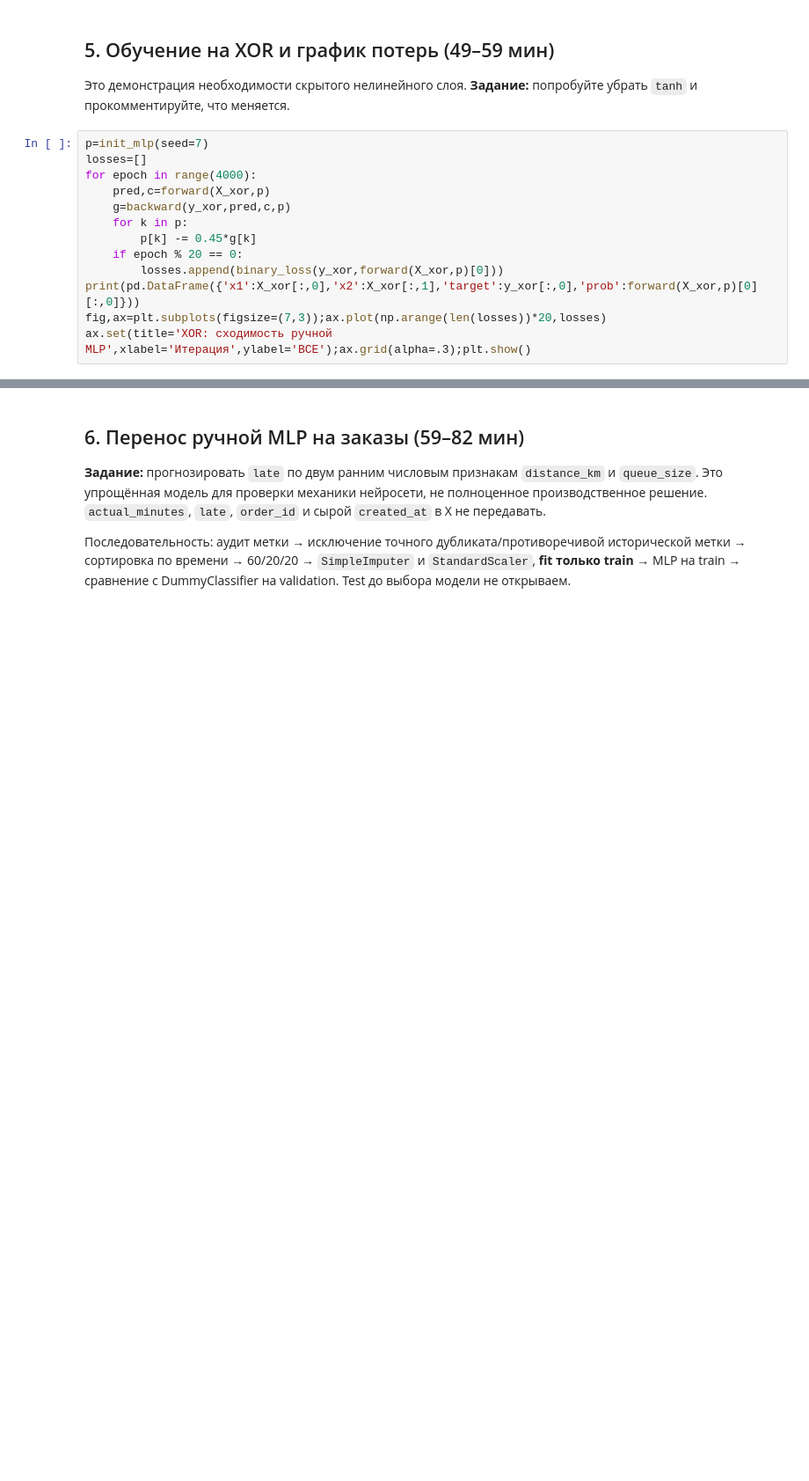
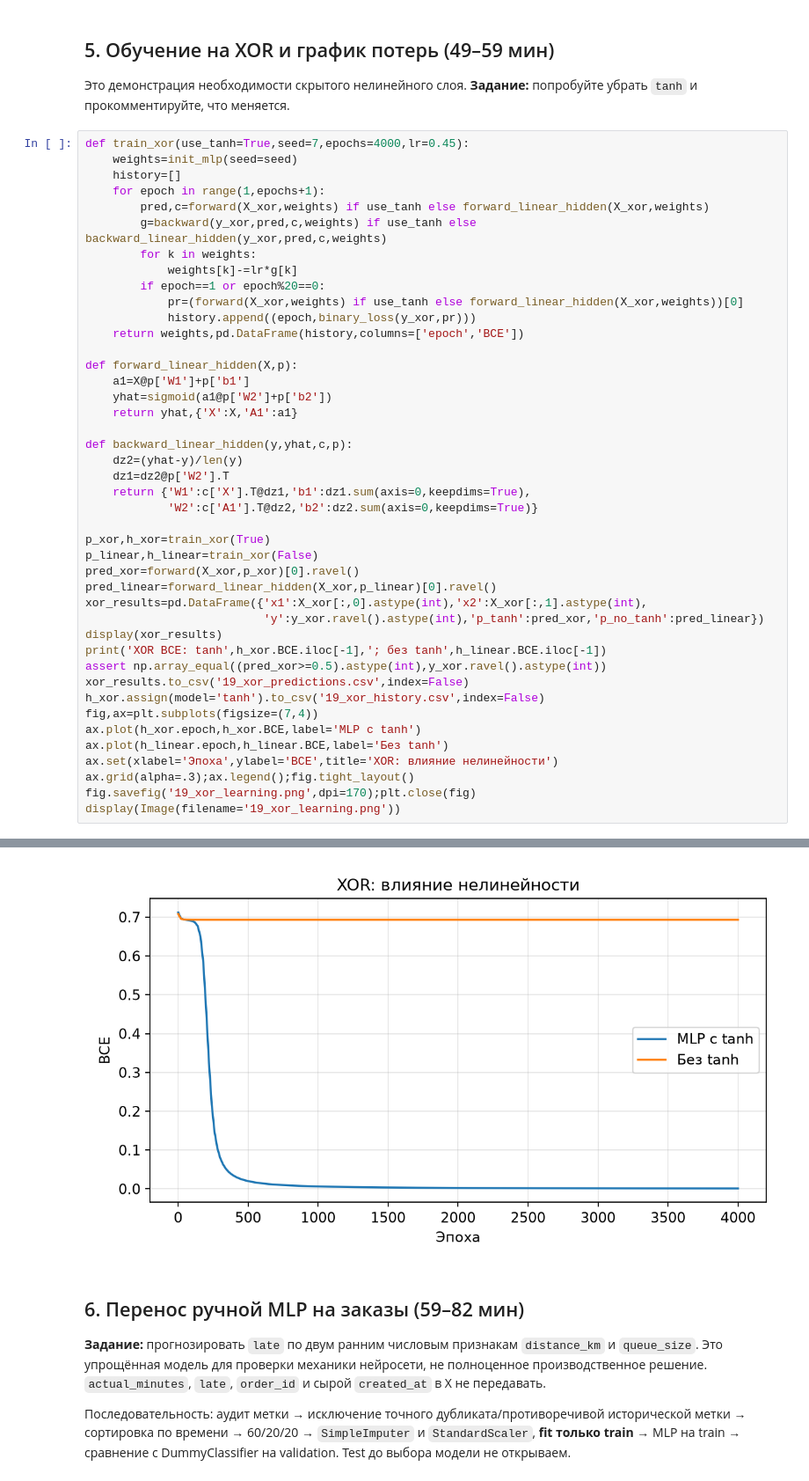
Before and after one commit to Vladislav-Evg-Sid/utmn-master-degree, a Jupyter notebook: tii/lb19/19_student.ipynb, the cells around one changed output, grey strips where cells are left out. Shown at 88% size. Drawn from its saved outputs; the diff is of its cells as text; blank space fills up the shorter version.

```diff
--- a/tii/lb19/19_student.ipynb
+++ b/tii/lb19/19_student.ipynb
@@ -103,15 +137,46 @@ assert (res.relative_diff < 1e-5).all(), 'Градиенты не совпали
 ## 5. Обучение на XOR и график потерь (49–59 мин)
 Это демонстрация необходимости скрытого нелинейного слоя. **Задание:** попробуйте убрать `tanh` и прокомментируйте, что меняется.
 # %%
-p=init_mlp(seed=7)
-losses=[]
-for epoch in range(4000):
-    pred,c=forward(X_xor,p)
-    g=backward(y_xor,pred,c,p)
-    for k in p:
-        p[k] -= 0.45*g[k]
-    if epoch % 20 == 0:
-        losses.append(binary_loss(y_xor,forward(X_xor,p)[0]))
-print(pd.DataFrame({'x1':X_xor[:,0],'x2':X_xor[:,1],'target':y_xor[:,0],'prob':forward(X_xor,p)[0][:,0]}))
-fig,ax=plt.subplots(figsize=(7,3));ax.plot(np.arange(len(losses))*20,losses)
-ax.set(title='XOR: сходимость ручной MLP',xlabel='Итерация',ylabel='BCE');ax.grid(alpha=.3);plt.show()
+def train_xor(use_tanh=True,seed=7,epochs=4000,lr=0.45):
+    weights=init_mlp(seed=seed)
+    history=[]
+    for epoch in range(1,epochs+1):
+        pred,c=forward(X_xor,weights) if use_tanh else forward_linear_hidden(X_xor,weights)
+        g=backward(y_xor,pred,c,weights) if use_tanh else backward_linear_hidden(y_xor,pred,c,weights)
+        for k in weights:
+            weights[k]-=lr*g[k]
+        if epoch==1 or epoch%20==0:
+            pr=(forward(X_xor,weights) if use_tanh else forward_linear_hidden(X_xor,weights))[0]
+            history.append((epoch,binary_loss(y_xor,pr)))
+    return weights,pd.DataFrame(history,columns=['epoch','BCE'])
+
+def forward_linear_hidden(X,p):
+    a1=X@p['W1']+p['b1']
+    yhat=sigmoid(a1@p['W2']+p['b2'])
+    return yhat,{'X':X,'A1':a1}
+
+def backward_linear_hidden(y,yhat,c,p):
+    dz2=(yhat-y)/len(y)
+    dz1=dz2@p['W2'].T
+    return {'W1':c['X'].T@dz1,'b1':dz1.sum(axis=0,keepdims=True),
+            'W2':c['A1'].T@dz2,'b2':dz2.sum(axis=0,keepdims=True)}
+
+p_xor,h_xor=train_xor(True)
+p_linear,h_linear=train_xor(False)
+pred_xor=forward(X_xor,p_xor)[0].ravel()
+pred_linear=forward_linear_hidden(X_xor,p_linear)[0].ravel()
+xor_results=pd.DataFrame({'x1':X_xor[:,0].astype(int),'x2':X_xor[:,1].astype(int),
+                          'y':y_xor.ravel().astype(int),'p_tanh':pred_xor,'p_no_tanh':pred_linear})
+display(xor_results)
+print('XOR BCE: tanh',h_xor.BCE.iloc[-1],'; без tanh',h_linear.BCE.iloc[-1])
+assert np.array_equal((pred_xor>=0.5).astype(int),y_xor.ravel().astype(int))
+xor_results.to_csv('19_xor_predictions.csv',index=False)
+h_xor.assign(model='tanh').to_csv('19_xor_history.csv',index=False)
+fig,ax=plt.subplots(figsize=(7,4))
+ax.plot(h_xor.epoch,h_xor.BCE,label='MLP с tanh')
+ax.plot(h_linear.epoch,h_linear.BCE,label='Без tanh')
+ax.set(xlabel='Эпоха',ylabel='BCE',title='XOR: влияние нелинейности')
+ax.grid(alpha=.3);ax.legend();fig.tight_layout()
+fig.savefig('19_xor_learning.png',dpi=170);plt.close(fig)
+display(Image(filename='19_xor_learning.png'))
+# %% [output]
@@ -118,3 +189,4 @@ ax.set(title='XOR: сходимость ручной MLP',xlabel='Итераци
+[figure, added]
 # %% [markdown]
 ## 6. Перенос ручной MLP на заказы (59–82 мин)
 **Задание:** прогнозировать `late` по двум ранним числовым признакам `distance_km` и `queue_size`. Это упрощённая модель для проверки механики нейросети, не полноценное производственное решение. `actual_minutes`, `late`, `order_id` и сырой `created_at` в X не передавать.
```
Also changed, not shown: parts of 8 cells of this notebook, 15 other files.
